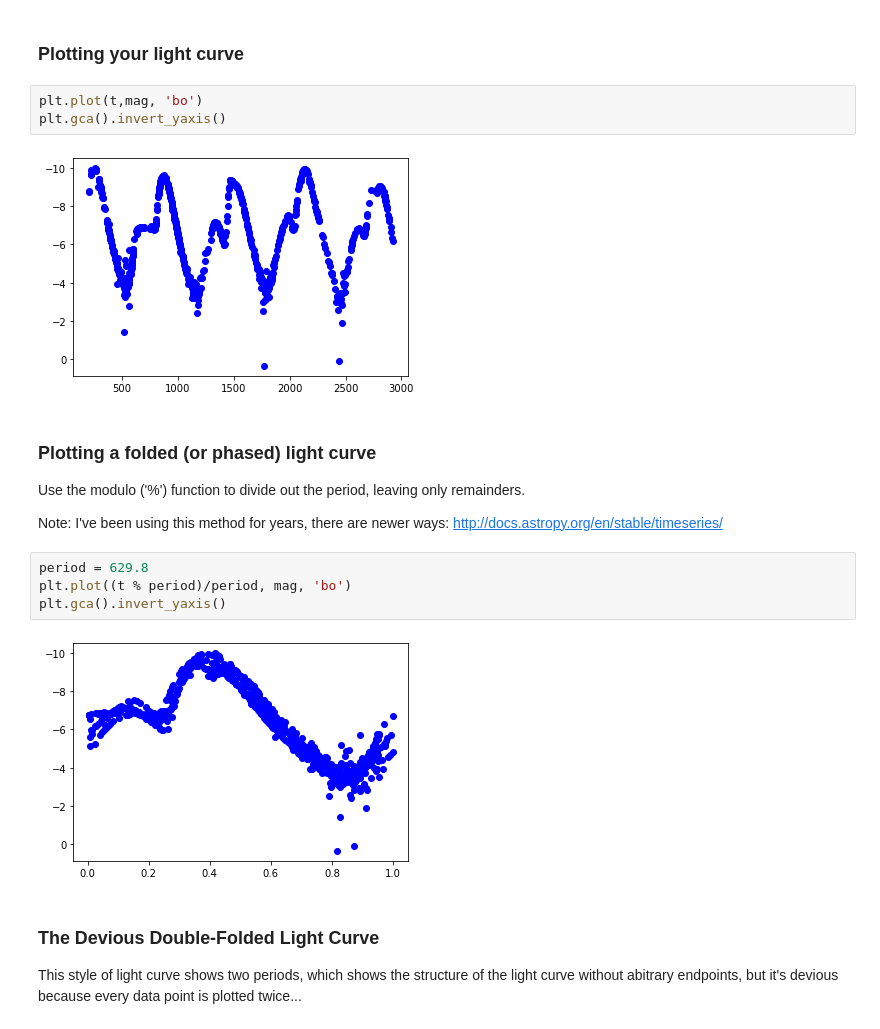
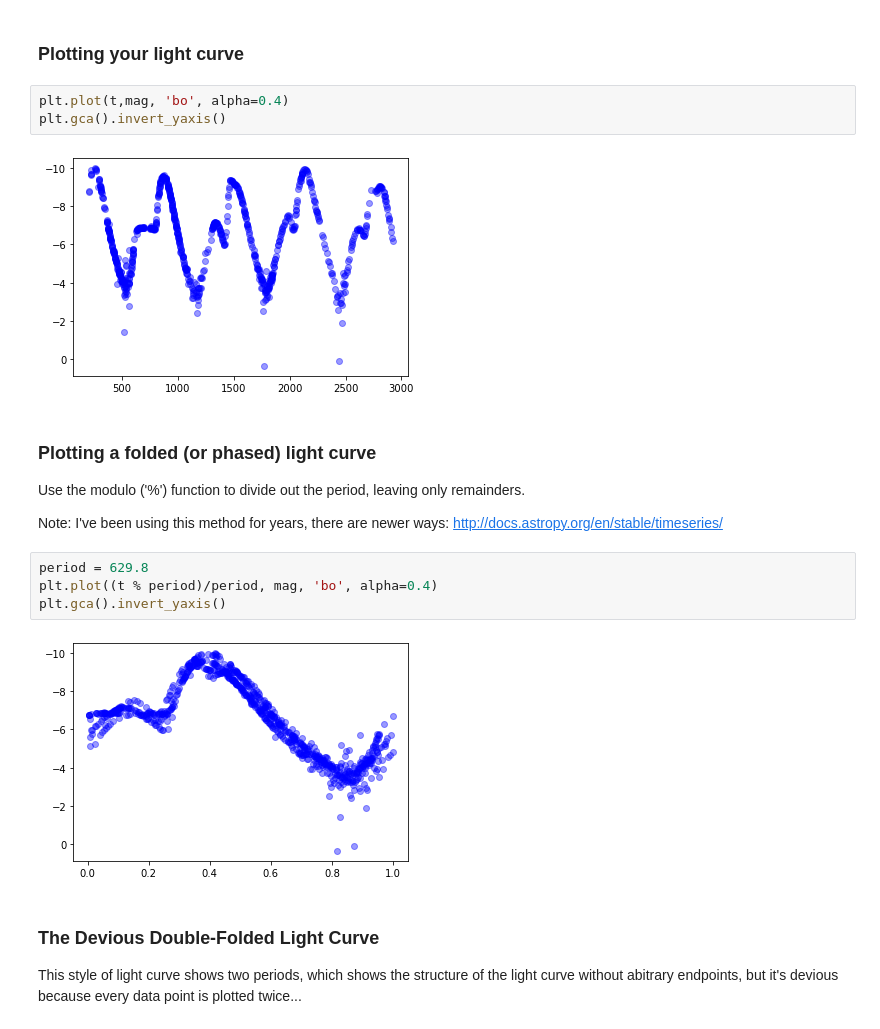
Before and after one commit to ojf/481, a Jupyter notebook: Working_with_Light_Curves/Working_with_Light_Curves.ipynb, the cells around one changed output. Drawn from its saved outputs; the diff is of its cells as text.

```diff
--- a/Working_with_Light_Curves/Working_with_Light_Curves.ipynb
+++ b/Working_with_Light_Curves/Working_with_Light_Curves.ipynb
@@ -66,10 +67,10 @@ mag = lc['bmag']
 # %% [markdown]
 ### Plotting  your light curve
 # %%
-plt.plot(t,mag, 'bo')
+plt.plot(t,mag, 'bo', alpha=0.4)
 plt.gca().invert_yaxis()
 # %% [output]
-[figure, old version]
+[figure, new version]
 # %% [markdown]
 ### Plotting a folded (or phased) light curve
 Use the modulo ('%') function to divide out the period, leaving only remainders.
@@ -78,10 +79,10 @@ Note: I've been using this method for years, there are newer ways:
 http://docs.astropy.org/en/stable/timeseries/
 # %%
 period = 629.8
-plt.plot((t % period)/period, mag, 'bo')
+plt.plot((t % period)/period, mag, 'bo', alpha=0.4)
 plt.gca().invert_yaxis()
 # %% [output]
-[figure, old version]
+[figure, new version]
 # %% [markdown]
 ### The Devious Double-Folded Light Curve
 This style of light curve shows two periods, which shows the structure of the light curve without abitrary endpoints, but it's devious because every data point is plotted twice...
```
Also changed, not shown: parts of 12 cells of this notebook, 1 other file.
